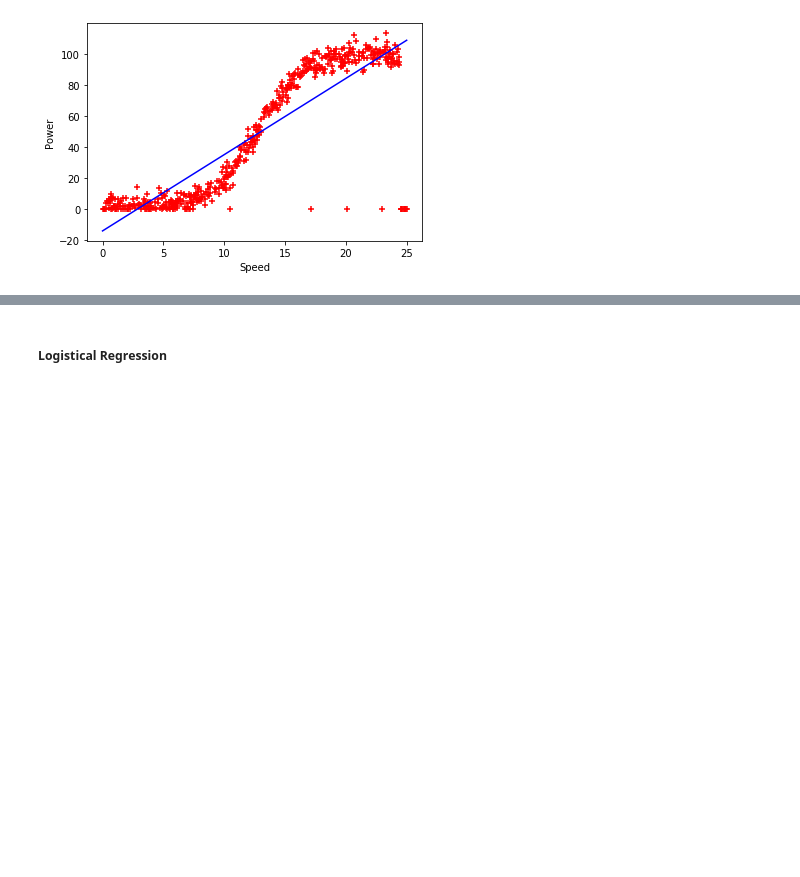
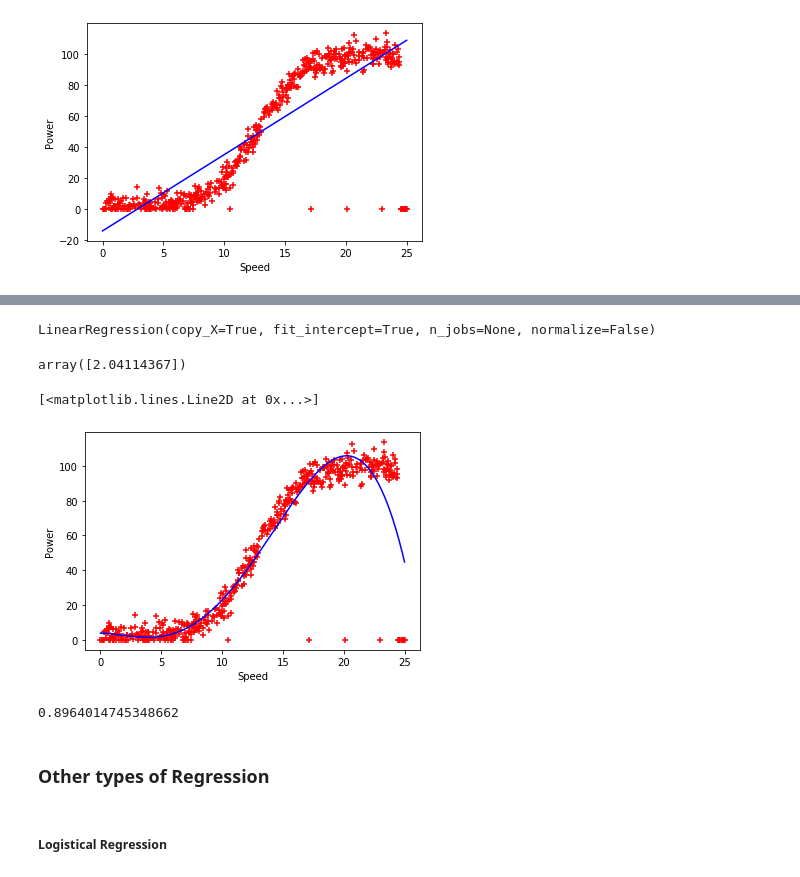
Before and after one commit to Aarondon1993/Fundamentals_Project, a Jupyter notebook: Linear Regression.ipynb, the cells around one changed output, grey strips where cells are left out. Cells and saved outputs as stored; diff of their text form; code cells hidden in the pictures; blank space fills up the shorter version.

Commit message:
Added introduction and polynomial

```diff
--- a/Linear Regression.ipynb
+++ b/Linear Regression.ipynb
@@ -72,0 +86,10 @@ reg.score(df[['speed']], df.power)
+# %%
+# From sklearn.preprocessing the PolynomiaFeatures function is imported
+from sklearn.preprocessing import PolynomialFeatures
+# The Variable polynom is defined. The degree here is set to 4, these are the 3 new variables created.
+# As can be seen later in the notebook with a degree= 4 the score obtained is increased to 0.89 which tells us that we have
+# obtained a much better fit than before.
+polynom= PolynomialFeatures(degree = 4)
+# %%
+# We perform the polynomial fit transformation to the 'speed' variable.
+X_polynom= polynom.fit_transform(df[['speed']])
@@ -73,3 +112,33 @@ reg.score(df[['speed']], df.power)
+# %%
+Polyreg= linear_model.LinearRegression()
+# %%
+# We now fit a linear reggsion model to the new variable X_polynom which is the speed variable with the polynommial transform
+# applied.
+Polyreg.fit (X_polynom, df.power)
+# %% [output]
+LinearRegression(copy_X=True, fit_intercept=True, n_jobs=None, normalize=False)
+# %%
+# We test the new model. And obtain a result much diffrent to the original linear regression model.
+Polyreg.predict(polynom.fit_transform([[5]]))
+# %% [output]
+array([2.04114367])
+# %%
+# We visualise the new model and can see that the model fits the dataset much better than before
+%matplotlib inline
+plt.xlabel('Speed')
+plt.ylabel('Power')
+plt.scatter(df.speed, df.power, color = 'red', marker= '+')
+plt.plot(df.speed, Polyreg.predict(polynom.fit_transform(df[['speed']])), color= 'blue')
+# %% [output]
+[<matplotlib.lines.Line2D at 0x...>]
+[figure, added]
+# %%
+#We use the .score function in order to see how well the model fits
+Polyreg.score(X_polynom, df.power)
+# %% [output]
+0.8964014745348662
+# %% [markdown]
+### Other types of Regression
 # %% [markdown]
 ##### Logistical Regression
 # %% [markdown]
```
Also changed, not shown: parts of 14 cells of this notebook.
